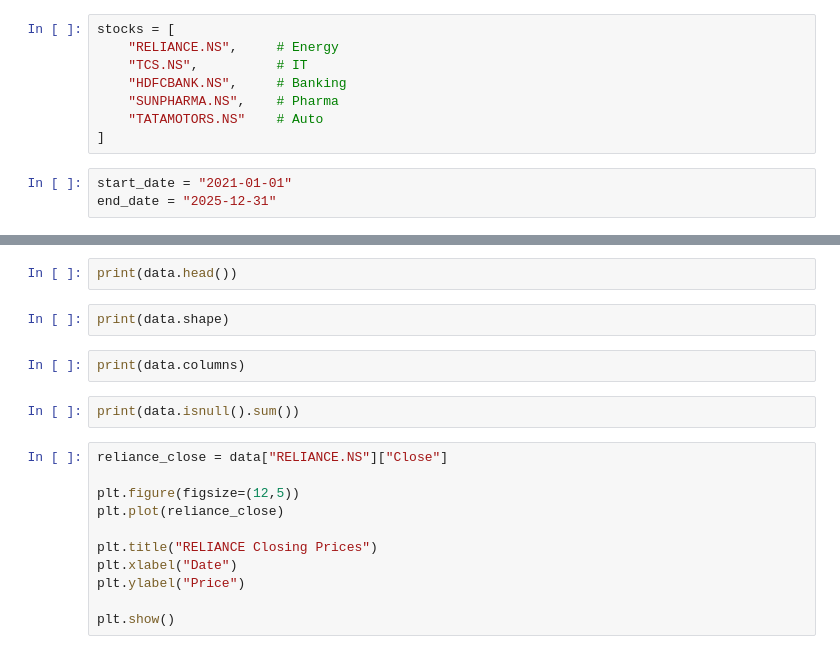
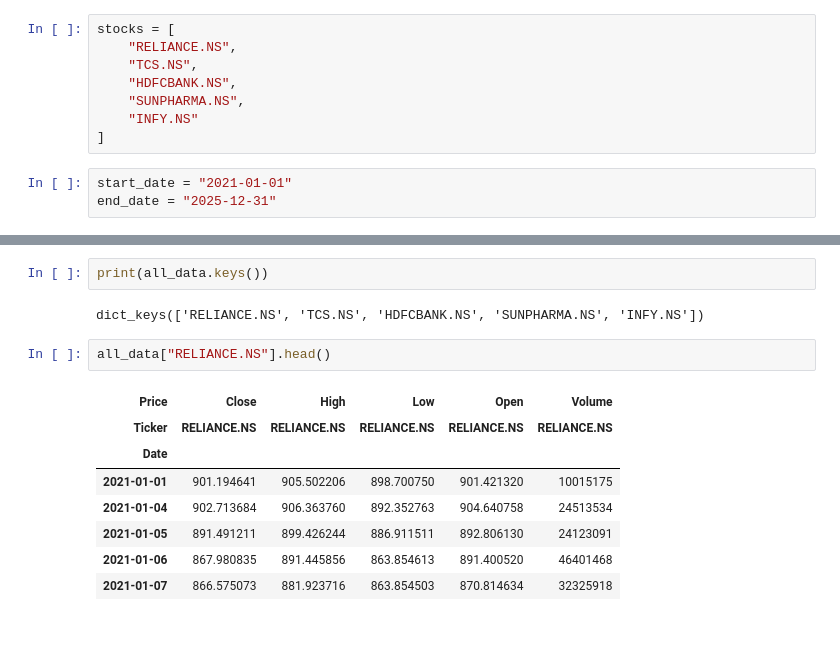
Before and after one commit to harveenkaur282-web/Data-Driven-Stock-Analysis-using-Time-Series-Models-on-StockGro, a Jupyter notebook: notebooks/data_collection.ipynb, the cells around one changed output, grey strips where cells are left out. Saved outputs shown, nothing was run; the diff lists cells and outputs as text.

```diff
--- a/notebooks/data_collection.ipynb
+++ b/notebooks/data_collection.ipynb
@@ -4,11 +4,11 @@ import pandas as pd
 import matplotlib.pyplot as plt
 # %%
 stocks = [
-    "RELIANCE.NS",     # Energy
-    "TCS.NS",          # IT
-    "HDFCBANK.NS",     # Banking
-    "SUNPHARMA.NS",    # Pharma
-    "TATAMOTORS.NS"    # Auto
+    "RELIANCE.NS",
+    "TCS.NS",
+    "HDFCBANK.NS",
+    "SUNPHARMA.NS",
+    "INFY.NS"
 ]
 # %%
 start_date = "2021-01-01"
@@ -23,19 +48,15 @@ data = yf.download(
+# %%
+print(all_data.keys())
+# %% [output]
+dict_keys(['RELIANCE.NS', 'TCS.NS', 'HDFCBANK.NS', 'SUNPHARMA.NS', 'INFY.NS'])
 # %%
-print(data.head())
+all_data["RELIANCE.NS"].head()
+# %% [output]
+| Price | Close | High | Low | Open | Volume |
+| Ticker | RELIANCE.NS | RELIANCE.NS | RELIANCE.NS | RELIANCE.NS | RELIANCE.NS |
+| Date |  |  |  |  |  |
+| 2021-01-01 | 901.194641 | 905.502206 | 898.700750 | 901.421320 | 10015175 |
+| 2021-01-04 | 902.713684 | 906.363760 | 892.352763 | 904.640758 | 24513534 |
+| 2021-01-05 | 891.491211 | 899.426244 | 886.911511 | 892.806130 | 24123091 |
+| 2021-01-06 | 867.980835 | 891.445856 | 863.854613 | 891.400520 | 46401468 |
+| 2021-01-07 | 866.575073 | 881.923716 | 863.854503 | 870.814634 | 32325918 |
-# %%
-print(data.shape)
-# %%
-print(data.columns)
-# %%
-print(data.isnull().sum())
-# %%
-reliance_close = data["RELIANCE.NS"]["Close"]
-
-plt.figure(figsize=(12,5))
-plt.plot(reliance_close)
-
-plt.title("RELIANCE Closing Prices")
-plt.xlabel("Date")
-plt.ylabel("Price")
-
-plt.show()
```
Also changed, not shown: parts of 8 cells of this notebook, 5 other files.
